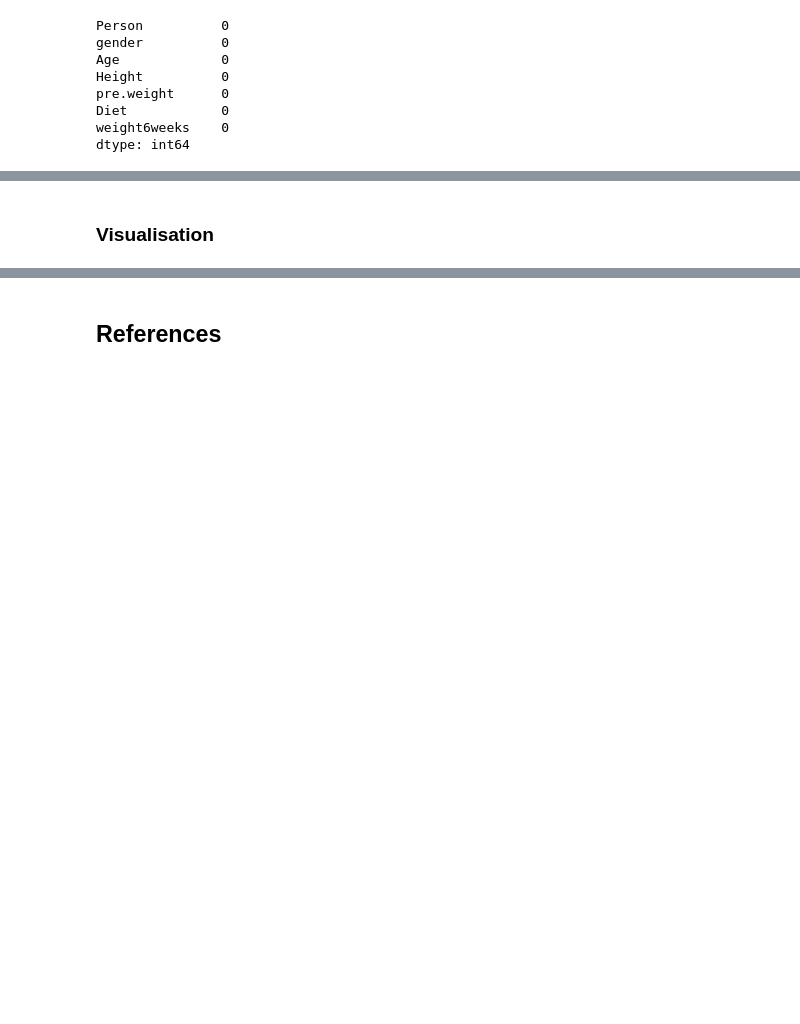
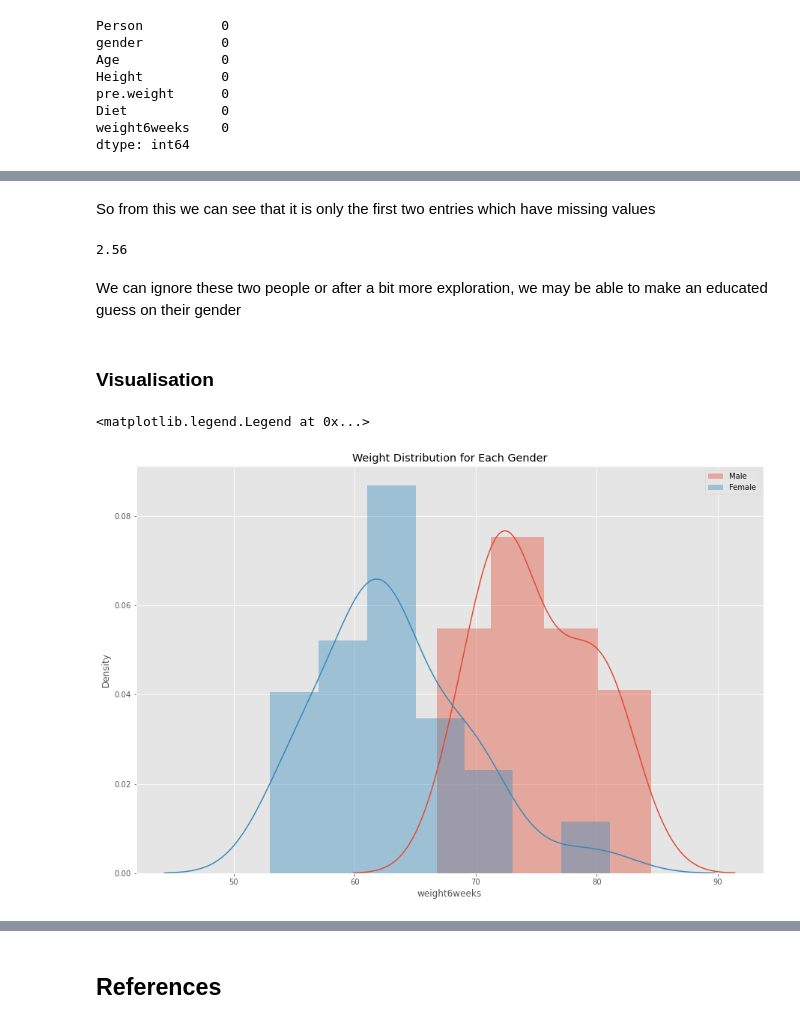
Before and after one commit to kmcd14/MLandStats-assessment, a Jupyter notebook: scipy-stats.ipynb, the cells around one changed output, grey strips where cells are left out. Cells and saved outputs as stored; diff of their text form; code cells hidden in the pictures; blank space fills up the shorter version.

```diff
--- a/scipy-stats.ipynb
+++ b/scipy-stats.ipynb
@@ -662,0 +689,2 @@ dtype: int64
+# %% [markdown]
+So from this we can see that it is only the first two entries which have missing values
@@ -663,2 +694,22 @@ dtype: int64
+# %%
+# Rounding % to 2 places
+missing_val.round(2)
+# %% [output]
+2.56
+# %% [markdown]
+We can ignore these two people or after a bit more exploration, we may be able to make an educated guess on their gender
 # %% [markdown]
 ### Visualisation
+# %%
+# Generating a histplot to see distribution of height by gender
+sns.distplot(df[df.gender == '1'].weight6weeks,  label='Male')
+sns.distplot(df[df.gender == '0'].weight6weeks,  label='Female')
+
+# Adding a title
+plt.title('Weight Distribution for Each Gender')
+
+# Adding a legend
+plt.legend()
+# %% [output]
+<matplotlib.legend.Legend at 0x...>
+[figure, added]
```
Also changed, not shown: parts of 18 cells of this notebook, 1 other file.
